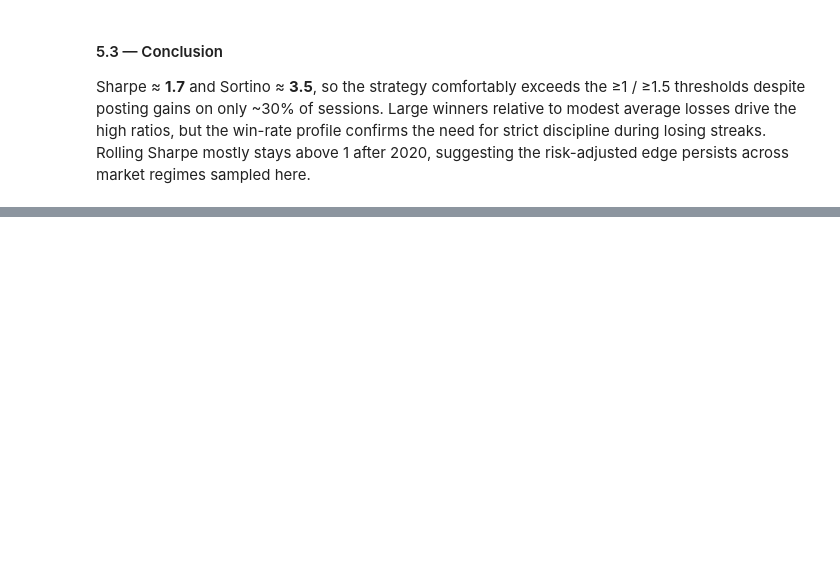
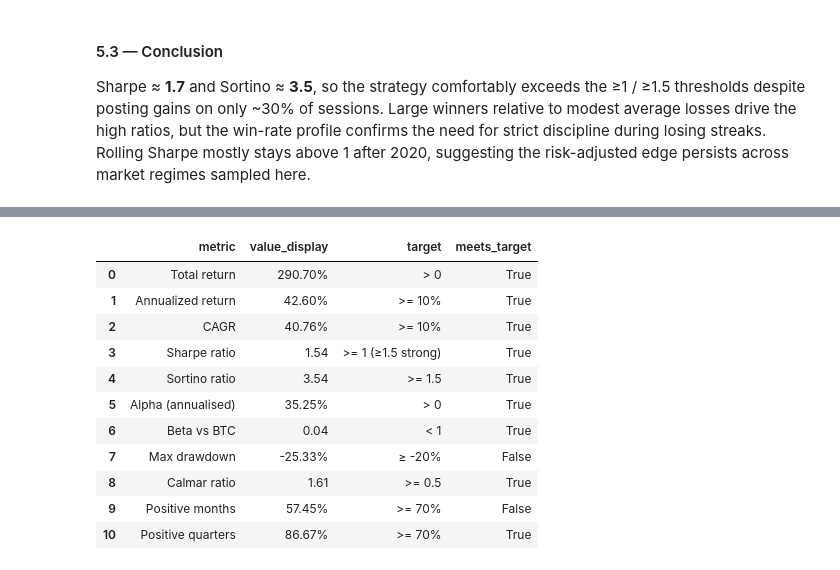
Before and after one commit to Mbaka11/OpeningRangeTradingStrategy, a Jupyter notebook: notebooks/05_performance_risk.ipynb, the cells around one changed output, grey strips where cells are left out. Drawn from its saved outputs; the diff is of its cells as text; code cells hidden in the pictures; blank space fills up the shorter version.

```diff
--- a/notebooks/05_performance_risk.ipynb
+++ b/notebooks/05_performance_risk.ipynb
@@ -192,0 +446,93 @@ Sharpe ≈ **1.7** and Sortino ≈ **3.5**, so the strategy comfortably exceeds
+# %%
+
+# 5.6 — Consolidated metric summary
+
+import math
+
+daily_returns = perf['daily_return'].dropna()
+trading_days = len(daily_returns)
+
+equity_start = perf['equity_start'].iloc[0]
+equity_end = perf['equity_end'].iloc[-1]
+total_return = equity_end / equity_start - 1
+years_span = (perf.index.max() - perf.index.min()).days / 365.25
+ann_return = (1 + daily_returns).prod() ** (TRADING_DAYS / trading_days) - 1 if trading_days else np.nan
+cagr = (equity_end / equity_start) ** (1 / years_span) - 1 if years_span > 0 else np.nan
+
+rf_daily = 0.03 / TRADING_DAYS
+excess = daily_returns - rf_daily
+vol = excess.std(ddof=0)
+sharpe = np.sqrt(TRADING_DAYS) * excess.mean() / vol if vol > 0 else np.nan
+
+downside = np.minimum(0, daily_returns)
+downside_std = np.sqrt((downside ** 2).mean())
+sortino = np.sqrt(TRADING_DAYS) * daily_returns.mean() / downside_std if downside_std > 0 else np.nan
+
+# Benchmark for alpha/beta
+if 'daily' not in globals():
+    daily = pd.read_csv(BT_CSV, parse_dates=['date']).sort_values('date').reset_index(drop=True)
+benchmark = daily[['date', 'entry_price', 'exit_price']].copy()
+benchmark['benchmark_return'] = (benchmark['exit_price'] - benchmark['entry_price']) / benchmark['entry_price']
+returns = pd.DataFrame({
+    'strategy': perf['daily_return'],
+    'benchmark': benchmark.set_index('date')['benchmark_return']
+}).dropna()
+rf_daily_alpha = 0.03 / TRADING_DAYS
+excess_strategy = returns['strategy'] - rf_daily_alpha
+excess_benchmark = returns['benchmark'] - rf_daily_alpha
+beta = excess_strategy.cov(excess_benchmark) / excess_benchmark.var()
+alpha_annual = (excess_strategy.mean() - beta * excess_benchmark.mean()) * TRADING_DAYS
+
+equity = perf['equity_end']
+peaks = equity.cummax()
+drawdown_pct = (equity - peaks) / peaks
+max_dd_pct = drawdown_pct.min()
+max_dd_usd = (equity - peaks).min()
+calmar = cagr / abs(max_dd_pct) if max_dd_pct < 0 else np.nan
+
+monthly = equity.resample('M').last().pct_change().dropna()
+quarterly = equity.resample('Q').last().pct_change().dropna()
+month_positive = (monthly > 0).mean()
+quarter_positive = (quarterly > 0).mean()
+
+summary = [
+    {"metric": "Total return", "value": total_return, "target": "> 0", "meets_target": total_return > 0},
+    {"metric": "Annualized return", "value": ann_return, "target": ">= 10%", "meets_target": ann_return >= 0.10},
+    {"metric": "CAGR", "value": cagr, "target": ">= 10%", "meets_target": cagr >= 0.10},
+    {"metric": "Sharpe ratio", "value": sharpe, "target": ">= 1 (≥1.5 strong)", "meets_target": sharpe >= 1.0},
+    {"metric": "Sortino ratio", "value": sortino, "target": ">= 1.5", "meets_target": sortino >= 1.5},
+    {"metric": "Alpha (annualised)", "value": alpha_annual, "target": "> 0", "meets_target": alpha_annual > 0},
+    {"metric": "Beta vs BTC", "value": beta, "target": "< 1", "meets_target": beta < 1},
+    {"metric": "Max drawdown", "value": max_dd_pct, "target": "≥ -20%", "meets_target": max_dd_pct >= -0.20},
+    {"metric": "Calmar ratio", "value": calmar, "target": ">= 0.5", "meets_target": calmar >= 0.5},
+    {"metric": "Positive months", "value": month_positive, "target": ">= 70%", "meets_target": month_positive >= 0.70},
+    {"metric": "Positive quarters", "value": quarter_positive, "target": ">= 70%", "meets_target": quarter_positive >= 0.70},
+]
+
+summary_df = pd.DataFrame(summary)
+
+def format_value(row):
+    v = row['value']
+    if pd.isna(v):
+        return '—'
+    if row['metric'] in {"Sharpe ratio", "Sortino ratio", "Beta vs BTC", "Calmar ratio"}:
+        return f"{v:.2f}"
+    if row['metric'] in {"Total return", "Annualized return", "CAGR", "Alpha (annualised)", "Positive months", "Positive quarters", "Max drawdown"}:
+        return f"{v:.2%}"
+    return f"{v:.2f}"
+
+summary_df['value_display'] = summary_df.apply(format_value, axis=1)
+display(summary_df[['metric', 'value_display', 'target', 'meets_target']])
+# %% [output]
+|  | metric | value_display | target | meets_target |
+| 0 | Total return | 290.70% | > 0 | True |
+| 1 | Annualized return | 42.60% | >= 10% | True |
+| 2 | CAGR | 40.76% | >= 10% | True |
+| 3 | Sharpe ratio | 1.54 | >= 1 (≥1.5 strong) | True |
+| 4 | Sortino ratio | 3.54 | >= 1.5 | True |
+| 5 | Alpha (annualised) | 35.25% | > 0 | True |
+| 6 | Beta vs BTC | 0.04 | < 1 | True |
+| 7 | Max drawdown | -25.33% | ≥ -20% | False |
+| 8 | Calmar ratio | 1.61 | >= 0.5 | True |
+| 9 | Positive months | 57.45% | >= 70% | False |
+| 10 | Positive quarters | 86.67% | >= 70% | True |
```
Also changed, not shown: parts of 13 cells of this notebook.
